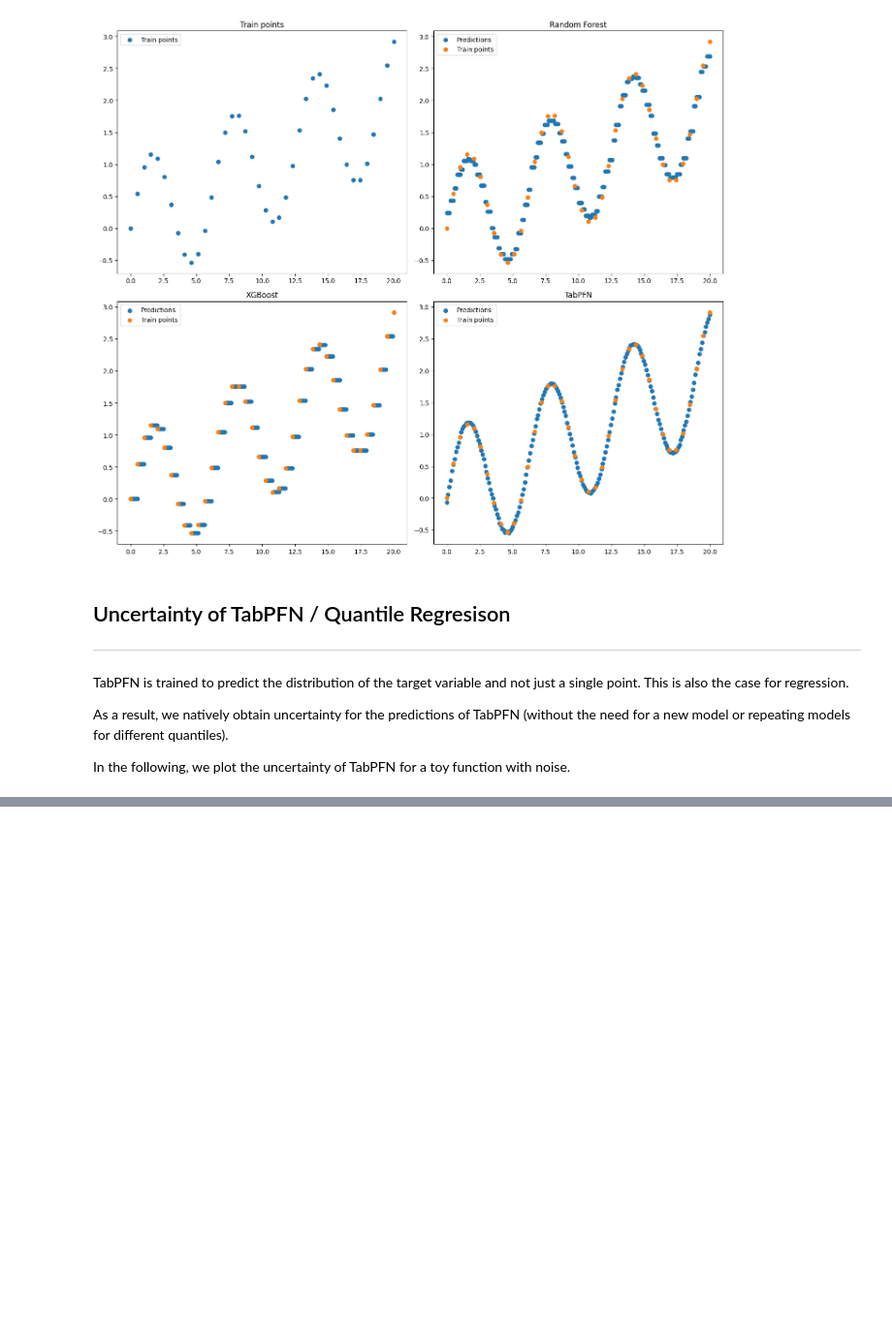
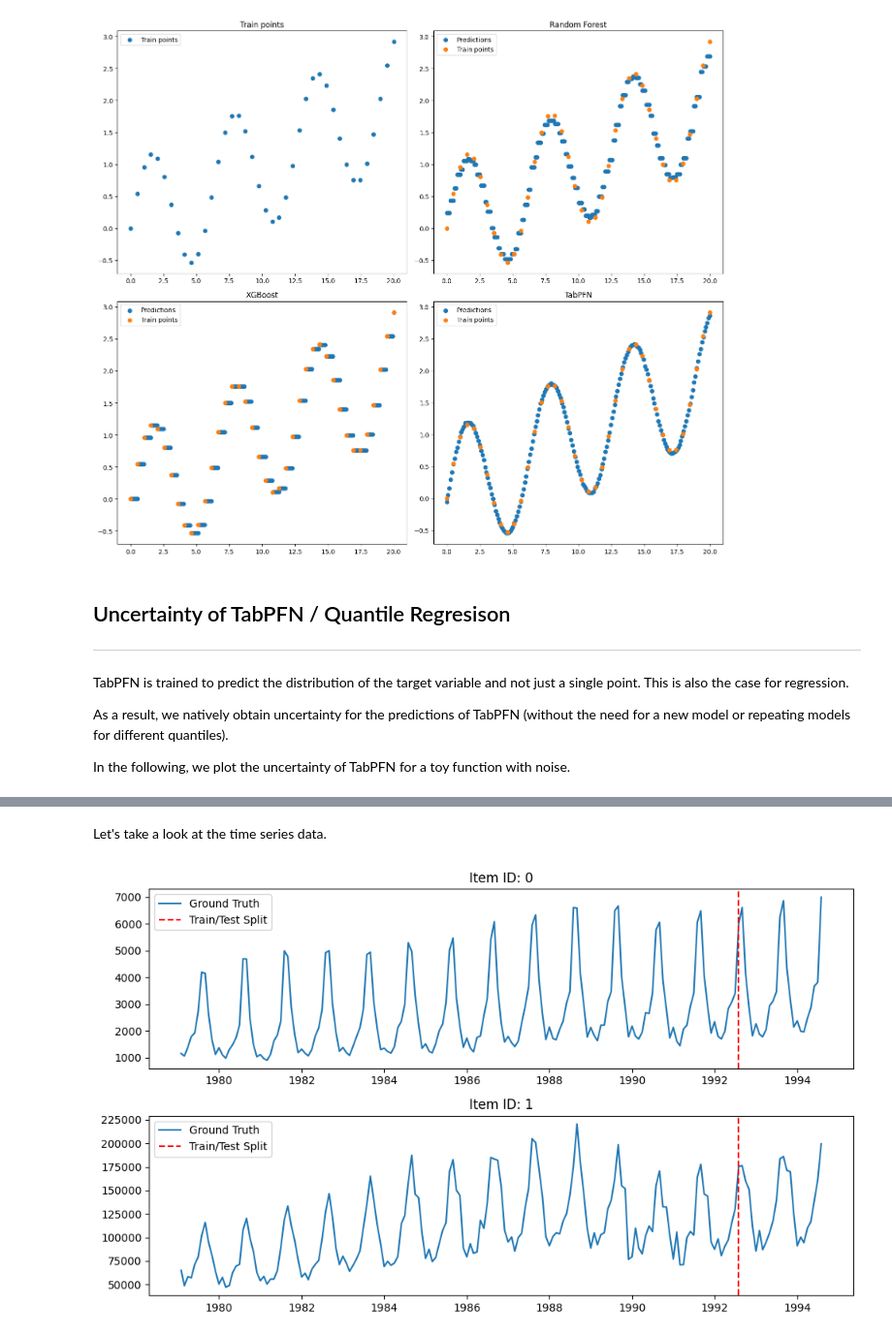
Before and after one commit to zhengaq/TabPFN, a Jupyter notebook: examples/notebooks/TabPFN_Demo_Local.ipynb, the cells around one changed output, grey strips where cells are left out. Shown at 97% size. Drawn from its saved outputs; the diff is of its cells as text; code cells hidden in the pictures; blank space fills up the shorter version.

```diff
--- a/examples/notebooks/TabPFN_Demo_Local.ipynb
+++ b/examples/notebooks/TabPFN_Demo_Local.ipynb
@@ -1076,0 +1220,24 @@ plot_regression_uncertainty(ax, x, y_line, y_noisy, x_test, color_multiplier=5)
+# %%
+dataset_metadata = {
+    "monash_tourism_monthly": {"prediction_length": 24},
+    "m4_hourly": {"prediction_length": 48},
+}
+
+dataset_choice = "monash_tourism_monthly"
+num_time_series_subset = 2
+# %%
+from datasets import load_dataset
+from tabpfn_time_series import TimeSeriesDataFrame
+from tabpfn_time_series.data_preparation import to_gluonts_univariate, generate_test_X
+
+prediction_length = dataset_metadata[dataset_choice]["prediction_length"]
+dataset = load_dataset("autogluon/chronos_datasets", dataset_choice)
+
+tsdf = TimeSeriesDataFrame(to_gluonts_univariate(dataset["train"]))
+tsdf = tsdf[
+    tsdf.index.get_level_values("item_id").isin(tsdf.item_ids[:num_time_series_subset])
+]
+train_tsdf, test_tsdf_ground_truth = tsdf.train_test_split(
+    prediction_length=prediction_length
+)
+test_tsdf = generate_test_X(train_tsdf, prediction_length)
@@ -1076,0 +1250,8 @@ plot_regression_uncertainty(ax, x, y_line, y_noisy, x_test, color_multiplier=5)
+# %% [markdown]
+Let's take a look at the time series data.
+# %%
+from tabpfn_time_series.plot import plot_actual_ts
+
+plot_actual_ts(train_tsdf, test_tsdf_ground_truth)
+# %% [output]
+[figure, added]
```
Also changed, not shown: parts of 40 cells of this notebook.
